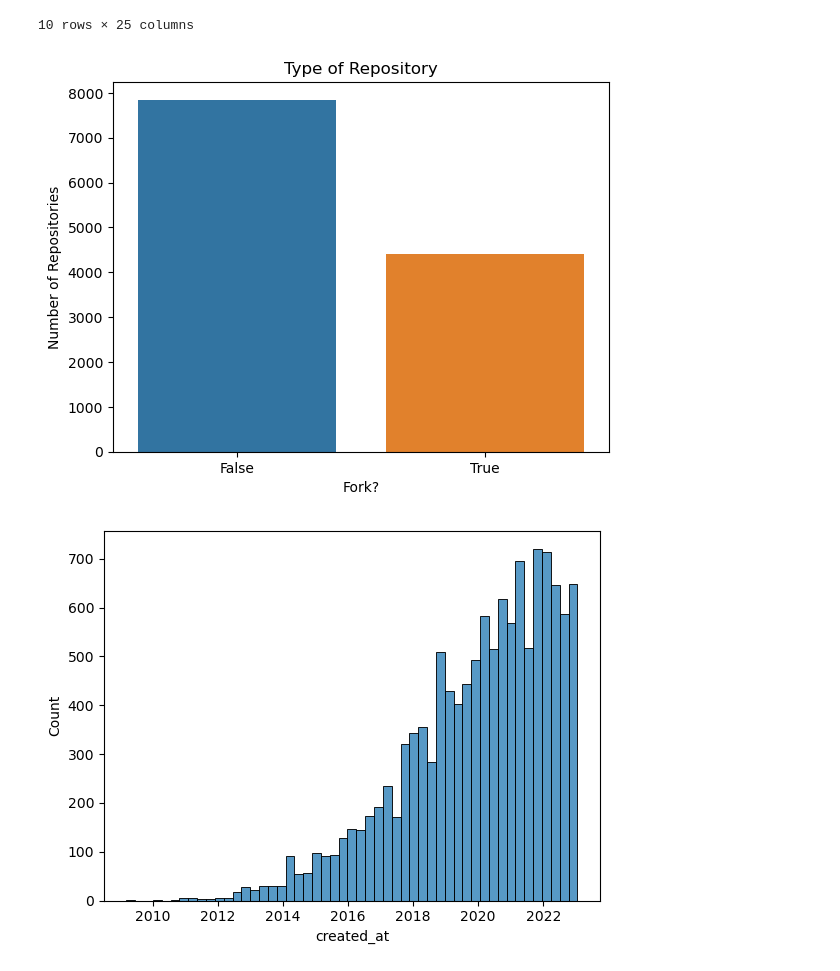
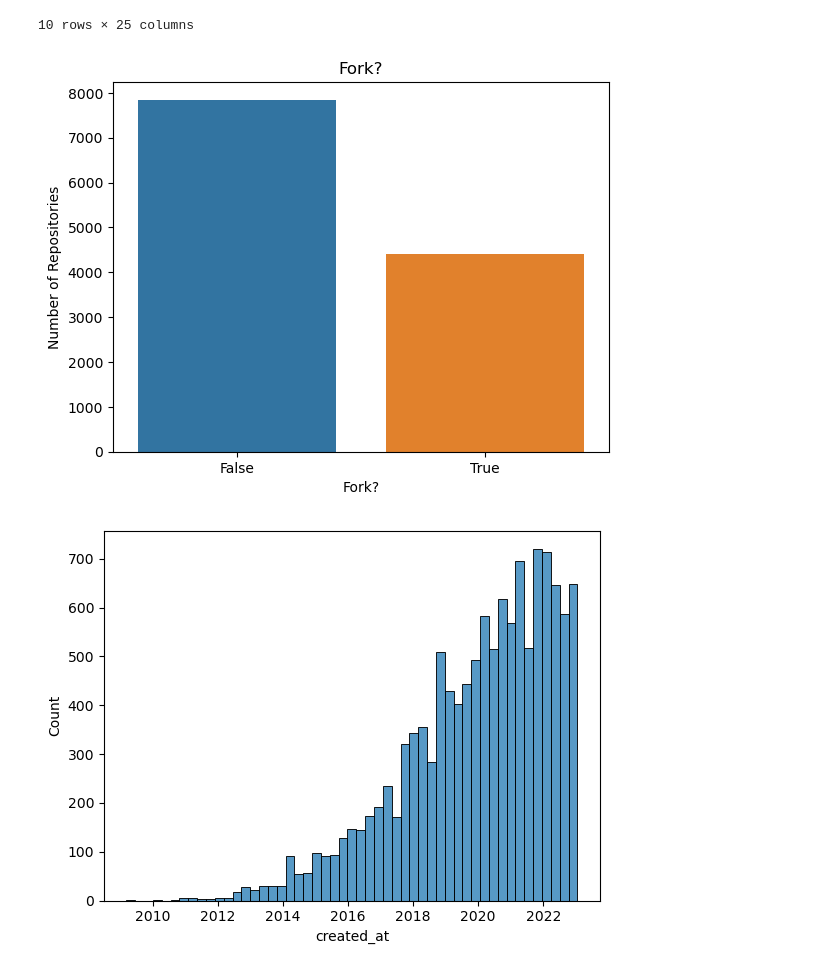
Before and after one commit to EPFL-Open-Science/EPFL_OS_Analysis, a Jupyter notebook: 002.Github_plots.ipynb, the cells around one changed output. Saved outputs shown, nothing was run; the diff lists cells and outputs as text; code cells hidden in the pictures.

```diff
--- a/002.Github_plots.ipynb
+++ b/002.Github_plots.ipynb
@@ -73,13 +73,13 @@ firstLevelUsersRepoDf.sort_values(by=['stargazers_count'], ascending=False).iloc
 # %%
 forkDf = firstLevelUsersRepoDf.groupby('fork').count()
 forkDf.index = ['False', 'True']
 
 ax = sns.barplot(data=forkDf, x=forkDf.index, y='node_id')
 ax.set(xlabel='Fork?', ylabel='Number of Repositories')
-plt.title("Type of Repository")
+plt.title("Fork?")
 plt.show()
 # %% [output]
-[figure, old version]
+[figure, new version]
 # %%
 sns.histplot(data=firstLevelUsersRepoDf, x="created_at")
 plt.show()
```
Also changed, not shown: parts of 12 cells of this notebook, 5 other files.
